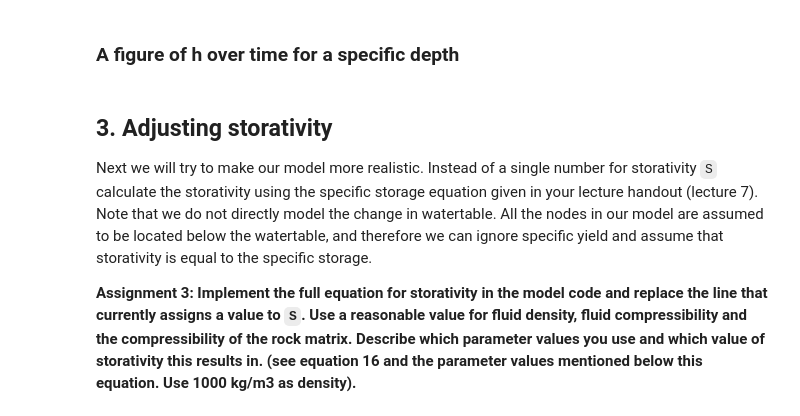
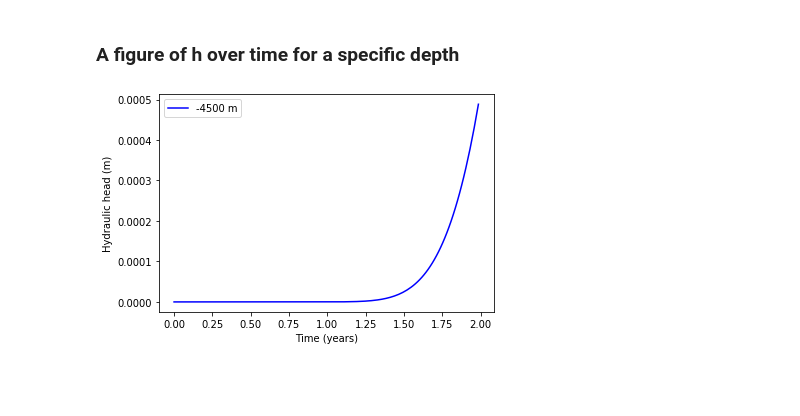
Before and after one commit to ElcoLuijendijk/GEOV212_hydrogeology_exercises, a Jupyter notebook: exercise_3a_pore_pressure_and_seismicity.ipynb, the cells around one changed output. Cells and saved outputs as stored; diff of their text form; code cells hidden in the pictures; blank space fills up the shorter version.

```diff
--- a/exercise_3a_pore_pressure_and_seismicity.ipynb
+++ b/exercise_3a_pore_pressure_and_seismicity.ipynb
@@ -220,0 +174,19 @@ h_instant=run_transient_model(n_timesteps, h, h0, K, dx, dt, S, W, year, printin
+# %%
+for j in range(1, n_timesteps):
+
+    # calculate the flux between nodes
+    q = -K * (h[j-1, 1:] - h[j-1, :-1]) / dx
+
+    # set specified variable value at the left-hand node:
+    h[j, 0] = h0[j]
+
+    # implement no-flow boundary condition at right-hand side:
+    q_right = 0.0
+    h[j, -1] = h[j-1, -1] + (dt/S) * (-(q_right - q[-1])/dx) + (dt / S) * W[-1]
+
+    # update nodes in the middle:
+    h[j, 1:-1] = h[j-1, 1:-1] + (dt/S)*(-(q[1:] - q[:-1])/dx) + (dt/S) * W[1:-1]
+
+    # print results to screen each 100 timesteps
+    if j / 1000 == j / 1000.0:
+        print('time = ', ((j * dt) / year), ', min, max value of h = ', h[j].min(), h[j].max())
@@ -221,22 +237,25 @@ h_instant=run_transient_model(n_timesteps, h, h0, K, dx, dt, S, W, year, printin
 # %% [markdown]
 ### A figure of h over time for a specific depth
 # %%
-def plot_h_over_time(h, time, year, dx, target_depth,target_colors=['blue', 'orange']):
+# add the depths that you would like to show in the figures here (m)
+target_depths = np.array([4500])
 
-  # add the depths that you would like to show in the figures here (m)
-  target_depths = np.array([target_depth])
+# add colors for the different depths
+target_colors = ['blue', 'orange']
 
-  # look up the node for the different target depths
-  target_nodes = (target_depths / dx).astype(int)
+# look up the node for the different target depths
+target_nodes = (target_depths / dx).astype(int)
 
-  fig, panel = pl.subplots(1, 1)
+fig, panel = pl.subplots(1, 1)
 
-  for target_depth, target_node, color in zip(target_depths, target_nodes, target_colors):
-      label = '-%0.0f m' % target_depth
-      panel.plot(time/year, h[:, target_node], color=color, label=label)
+for target_depth, target_node, color in zip(target_depths, target_nodes, target_colors):
+    label = '-%0.0f m' % target_depth
+    panel.plot(time/year, h[:, target_node], color=color, label=label)
 
-  panel.legend()
-  panel.set_xlabel('Time (years)')
-  panel.set_ylabel('Hydraulic head (m)')
+panel.legend()
+panel.set_xlabel('Time (years)')
+panel.set_ylabel('Hydraulic head (m)')
 
-  fig.savefig('simulated_h_over_time.png')
+fig.savefig('simulated_h_over_time.png')
+# %% [output]
+[figure, added]
@@ -245,6 +261,0 @@ plot_h_over_time(h, time, year, dx, 4500)
-# %% [markdown]
-## 3. Adjusting storativity
-
-Next we will try to make our model more realistic. Instead of a single number for storativity ``S`` calculate the storativity using the specific storage equation given in your lecture handout (lecture 7). Note that we do not directly model the change in watertable. All the nodes in our model are assumed to be located below the watertable, and therefore we can ignore specific yield and assume that storativity is equal to the specific storage.
-
-**Assignment 3: Implement the full equation for storativity in the model code and replace the line that currently assigns a value to ``S``. Use a reasonable value for fluid density, fluid compressibility and the compressibility of the rock matrix. Describe which parameter values you use and which value of storativity this results in. (see equation 16 and the parameter values mentioned below this equation. Use 1000 kg/m3 as density).**
```
Also changed, not shown: parts of 35 cells of this notebook.
